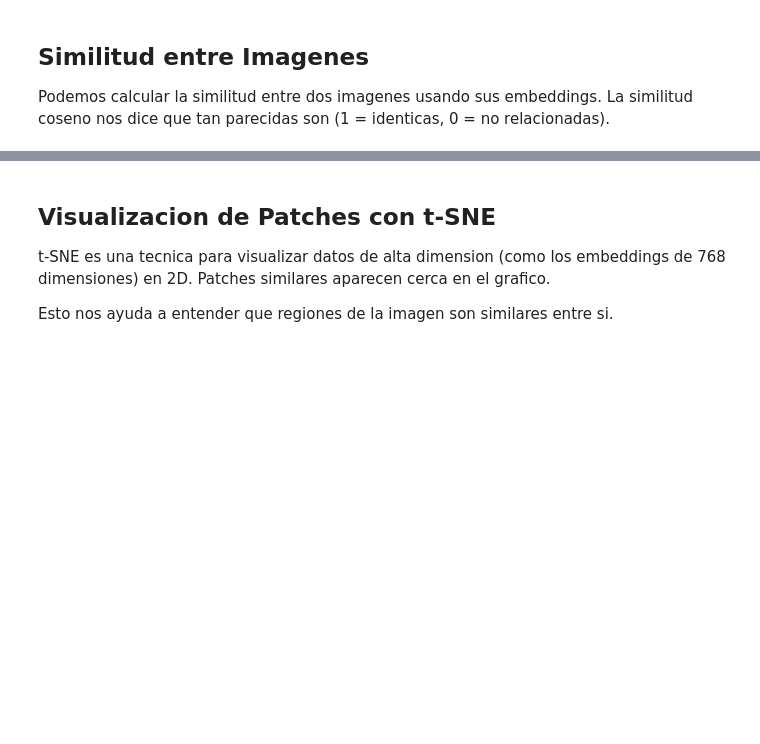
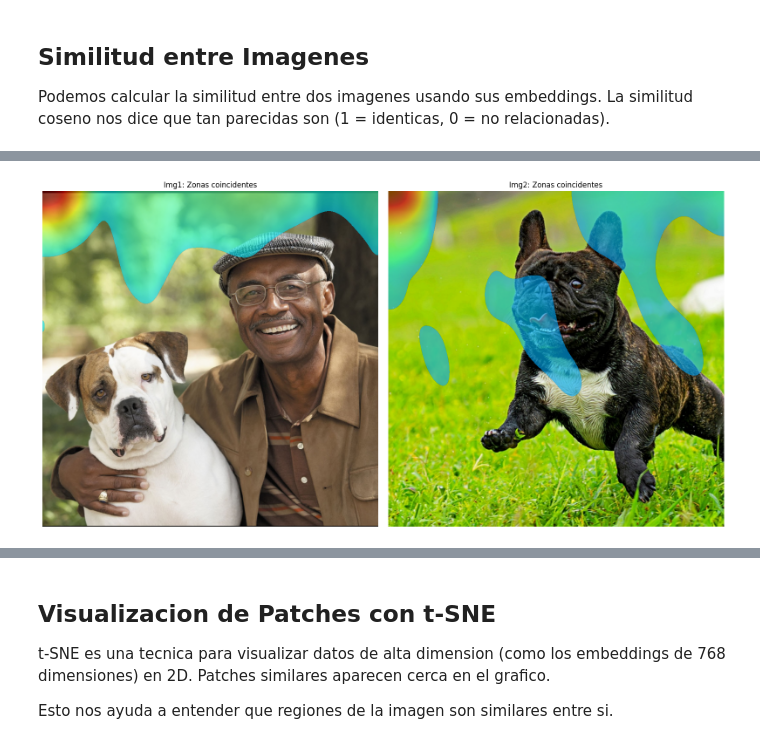
Before and after one commit to sergiovillanueva/Modelos_Fundacionales, a Jupyter notebook: 4_DINO.ipynb, the cells around one changed output, grey strips where cells are left out. Saved outputs shown, nothing was run; the diff lists cells and outputs as text; code cells hidden in the pictures; blank space fills up the shorter version.

```diff
--- a/4_DINO.ipynb
+++ b/4_DINO.ipynb
@@ -165,0 +156,96 @@ compare_images(image_person_dog, image_dog);
+# %%
+def show_patch_similarity(img1, img2):
+    """Muestra las zonas similares entre dos imagenes usando sus parches.
+    Versión Robusta: Detecta automáticamente el tamaño del grid (no asume cuadrado)."""
+
+    # 1. Extraemos embeddings
+    cls1, p1 = extract_embeddings(img1)
+    cls2, p2 = extract_embeddings(img2)
+
+    # Similitud Global
+    cls_sim = np.dot(cls1, cls2.T)[0][0]
+    print(f"Similitud Global (CLS): {cls_sim:.3f}")
+
+    # 2. Detectamos tamaño de grid ROBUSTO
+    # El modelo puede devolver un número de parches que no es cuadrado (ej. 200)
+    # Buscamos la combinación h*w = num_patches que mejor se ajuste al ratio de la imagen
+    num_patches = p1.shape[1]
+
+    # Obtenemos dimensiones originales
+    if hasattr(img1, 'size'): # Es PIL Image
+        w_orig, h_orig = img1.size
+    else: # Es Numpy array
+        h_orig, w_orig = img1.shape[:2]
+
+    target_ratio = h_orig / w_orig
+
+    # Buscamos los factores de num_patches
+    best_h, best_w = int(np.sqrt(num_patches)), int(np.sqrt(num_patches))
+    min_diff = float('inf')
+
+    for h in range(1, int(np.sqrt(num_patches)) + 2):
+        if num_patches % h == 0:
+            w = num_patches // h
+            # Probamos par (h, w)
+            ratio = h / w
+            if abs(ratio - target_ratio) < min_diff:
+                min_diff = abs(ratio - target_ratio)
+                best_h, best_w = h, w
+            # Probamos par (w, h) - inversión
+            ratio_inv = w / h
+            if abs(ratio_inv - target_ratio) < min_diff:
+                min_diff = abs(ratio_inv - target_ratio)
+                best_h, best_w = w, h
+
+    patch_h, patch_w = best_h, best_w
+    print(f"Grid detectado: {patch_h}x{patch_w} = {num_patches} parches (Ratio img: {target_ratio:.2f})")
+
+    # 3. Similitud Local (Best Match)
+    p1 = p1[0] / np.linalg.norm(p1[0], axis=1, keepdims=True)
+    p2 = p2[0] / np.linalg.norm(p2[0], axis=1, keepdims=True)
+
+    sim_matrix = np.dot(p1, p2.T)
+
+    # Best Match: Max sobre ejes
+    map1 = np.max(sim_matrix, axis=1).reshape(patch_h, patch_w)
+    map2 = np.max(sim_matrix, axis=0).reshape(patch_h, patch_w)
+
+    # 4. Procesamiento Visual
+    from scipy.ndimage import zoom, gaussian_filter
+
+    # Suavizado
+    map1 = gaussian_filter(map1, sigma=1.0)
+    map2 = gaussian_filter(map2, sigma=1.0)
+
+    # Normalización
+    map1 = (map1 - map1.min()) / (map1.max() - map1.min())
+    map2 = (map2 - map2.min()) / (map2.max() - map2.min())
+
+    # Umbral Dinámico (Top 20%)
+    thresh1 = np.percentile(map1, 80)
+    thresh2 = np.percentile(map2, 80)
+
+    # Redimensionado
+    map1_big = zoom(map1, (h_orig/patch_h, w_orig/patch_w), order=2)
+    map2_big = zoom(map2, (h_orig/patch_h, w_orig/patch_w), order=2)
+
+    # 5. Visualización
+    fig, axes = plt.subplots(1, 2, figsize=(16, 8))
+
+    def plot_heatmap(ax, img, heatmap, th, title):
+        ax.imshow(img)
+        mask = heatmap < th
+        masked_map = np.ma.masked_where(mask, heatmap)
+        ax.imshow(masked_map, cmap='jet', alpha=0.6, vmin=0, vmax=1)
+        ax.set_title(title, fontsize=12)
+        ax.axis("off")
+
+    plot_heatmap(axes[0], img1, map1_big, thresh1, f"Img1: Zonas coincidentes")
+    plot_heatmap(axes[1], img2, map2_big, thresh2, f"Img2: Zonas coincidentes")
+
+    plt.tight_layout()
+    plt.show()
+
+# Ejecutar
+show_patch_similarity(image_person_dog, image_dog)
+# %% [output]
@@ -166,3 +256,4 @@ compare_images(image_person_dog, image_dog);
+[figure, added]
 # %%
 def extract_and_show_grid(image):
     """Extrae embeddings y muestra la cuadrícula de patches"""
```
Also changed, not shown: parts of 9 cells of this notebook, 2 other files.
